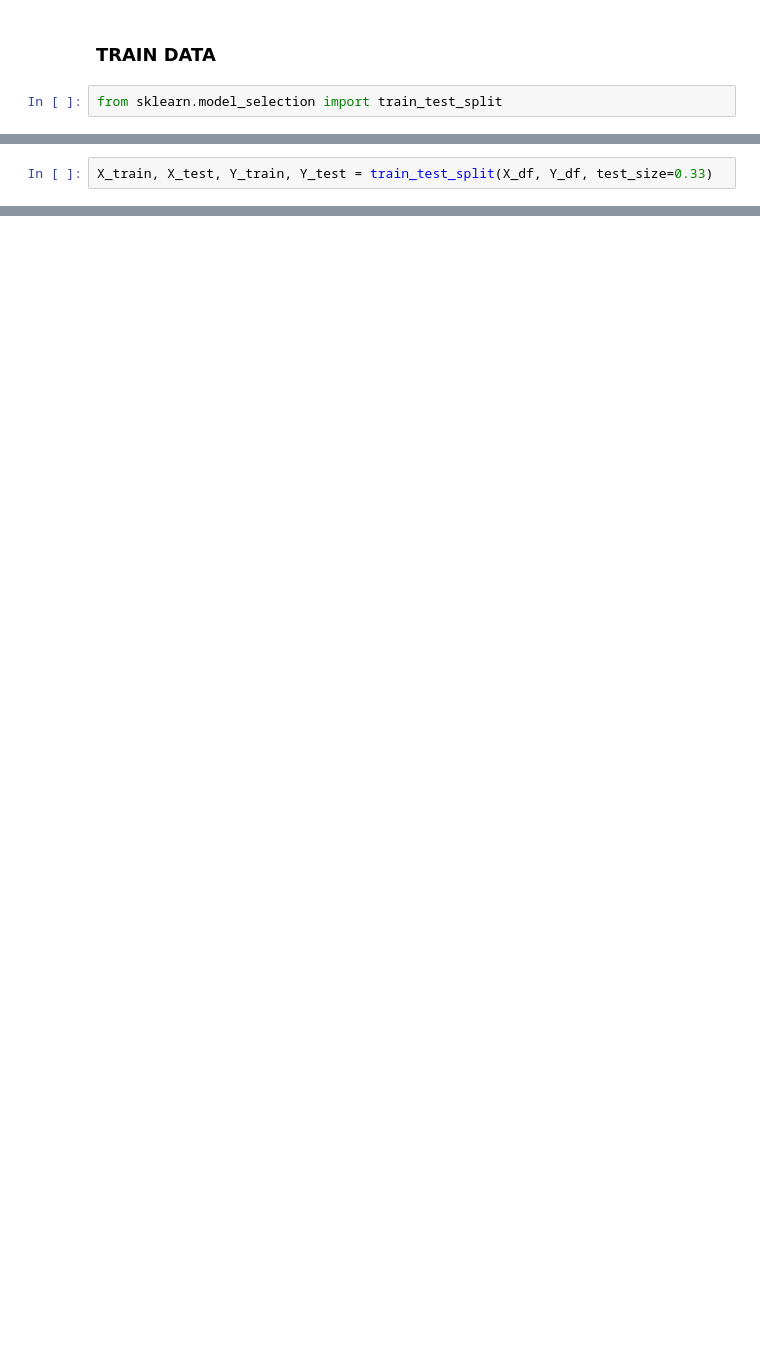
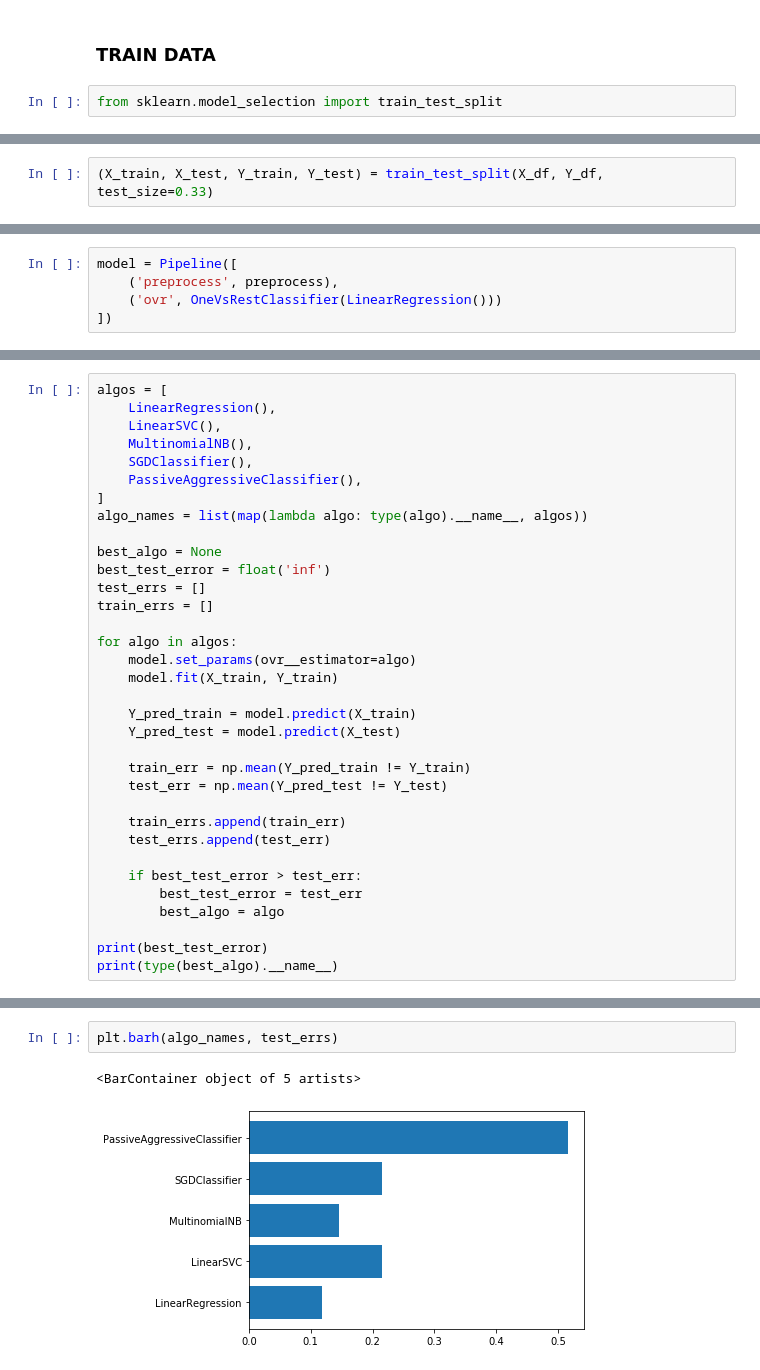
Before and after one commit to beohoang98/CS_DataScience_Project, a Jupyter notebook: PhanLoaiLaptop.ipynb, the cells around one changed output, grey strips where cells are left out. Cells and saved outputs as stored; diff of their text form; blank space fills up the shorter version.

```diff
--- a/PhanLoaiLaptop.ipynb
+++ b/PhanLoaiLaptop.ipynb
@@ -311,2 +301,2 @@ array([[0, 1, 0],
 # %%
-X_train, X_test, Y_train, Y_test = train_test_split(X_df, Y_df, test_size=0.33)
+(X_train, X_test, Y_train, Y_test) = train_test_split(X_df, Y_df, test_size=0.33)
@@ -314,0 +338,5 @@ ValueError: Found input variables with inconsistent numbers of samples: [175, 39
+# %%
+model = Pipeline([
+    ('preprocess', preprocess),
+    ('ovr', OneVsRestClassifier(LinearRegression()))
+])
@@ -314,0 +345,34 @@ ValueError: Found input variables with inconsistent numbers of samples: [175, 39
+# %%
+algos = [
+    LinearRegression(),
+    LinearSVC(),
+    MultinomialNB(),
+    SGDClassifier(),
+    PassiveAggressiveClassifier(),
+]
+algo_names = list(map(lambda algo: type(algo).__name__, algos))
+
+best_algo = None
+best_test_error = float('inf')
+test_errs = []
+train_errs = []
+
+for algo in algos:
+    model.set_params(ovr__estimator=algo)
+    model.fit(X_train, Y_train)
+
+    Y_pred_train = model.predict(X_train)
+    Y_pred_test = model.predict(X_test)
+
+    train_err = np.mean(Y_pred_train != Y_train)
+    test_err = np.mean(Y_pred_test != Y_test)
+
+    train_errs.append(train_err)
+    test_errs.append(test_err)
+
+    if best_test_error > test_err:
+        best_test_error = test_err
+        best_algo = algo
+
+print(best_test_error)
+print(type(best_algo).__name__)
@@ -314,0 +384,5 @@ ValueError: Found input variables with inconsistent numbers of samples: [175, 39
+# %%
+plt.barh(algo_names, test_errs)
+# %% [output]
+<BarContainer object of 5 artists>
+[figure, added]
```
Also changed, not shown: parts of 19 cells of this notebook.
